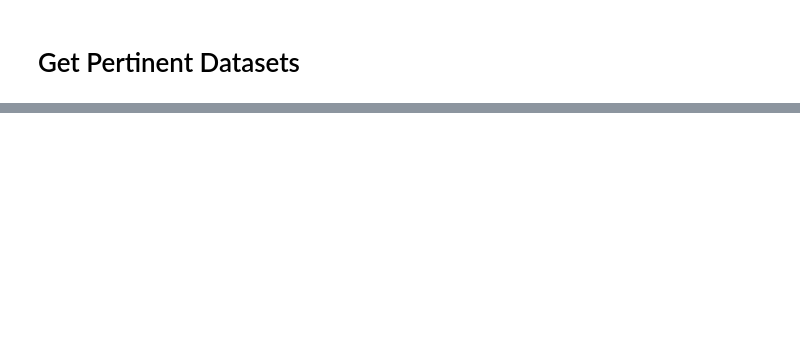
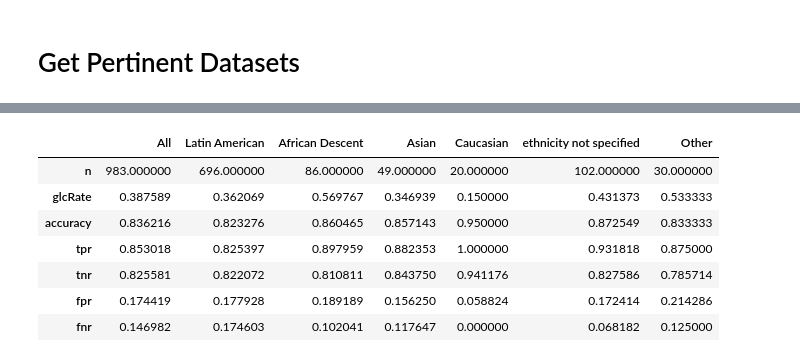
Before and after one commit to informatics-isi-edu/eye-ai-exec, a Jupyter notebook: notebooks/Sandbox_KB/Get_VGGPreds.ipynb, the cells around one changed output, grey strips where cells are left out. Saved outputs shown, nothing was run; the diff lists cells and outputs as text; code cells hidden in the pictures; blank space fills up the shorter version.

```diff
--- a/notebooks/Sandbox_KB/Get_VGGPreds.ipynb
+++ b/notebooks/Sandbox_KB/Get_VGGPreds.ipynb
@@ -253,0 +298,19 @@ parityMetrics
+# %%
+# Make confusion matrices CNN vs. Expert labels
+expertGradedDF = linkdDF[linkdDF['Diagnosis_Image_Expert'] != 'Not Graded, Bad Quality']
+
+matrixList = {}
+matrixList['All'] = pd.crosstab( expertGradedDF['Diagnosis_Image_CNN'], expertGradedDF['Diagnosis_Image_Expert'] )
+for e in pd.unique( linkdDF['Subject_Ethnicity'] ):
+    matrixList[e] = pd.crosstab( expertGradedDF[ expertGradedDF['Subject_Ethnicity'] == e ]['Diagnosis_Image_CNN'], expertGradedDF[ expertGradedDF['Subject_Ethnicity'] == e ]['Diagnosis_Image_Expert'] )
+
+getParityMetrics( matrixList )
+# %% [output]
+|  | All | Latin American | African Descent | Asian | Caucasian | ethnicity not specified | Other |
+| n | 983.000000 | 696.000000 | 86.000000 | 49.000000 | 20.000000 | 102.000000 | 30.000000 |
+| glcRate | 0.387589 | 0.362069 | 0.569767 | 0.346939 | 0.150000 | 0.431373 | 0.533333 |
+| accuracy | 0.836216 | 0.823276 | 0.860465 | 0.857143 | 0.950000 | 0.872549 | 0.833333 |
+| tpr | 0.853018 | 0.825397 | 0.897959 | 0.882353 | 1.000000 | 0.931818 | 0.875000 |
+| tnr | 0.825581 | 0.822072 | 0.810811 | 0.843750 | 0.941176 | 0.827586 | 0.785714 |
+| fpr | 0.174419 | 0.177928 | 0.189189 | 0.156250 | 0.058824 | 0.172414 | 0.214286 |
+| fnr | 0.146982 | 0.174603 | 0.102041 | 0.117647 | 0.000000 | 0.068182 | 0.125000 |
```
Also changed, not shown: parts of 19 cells of this notebook.
